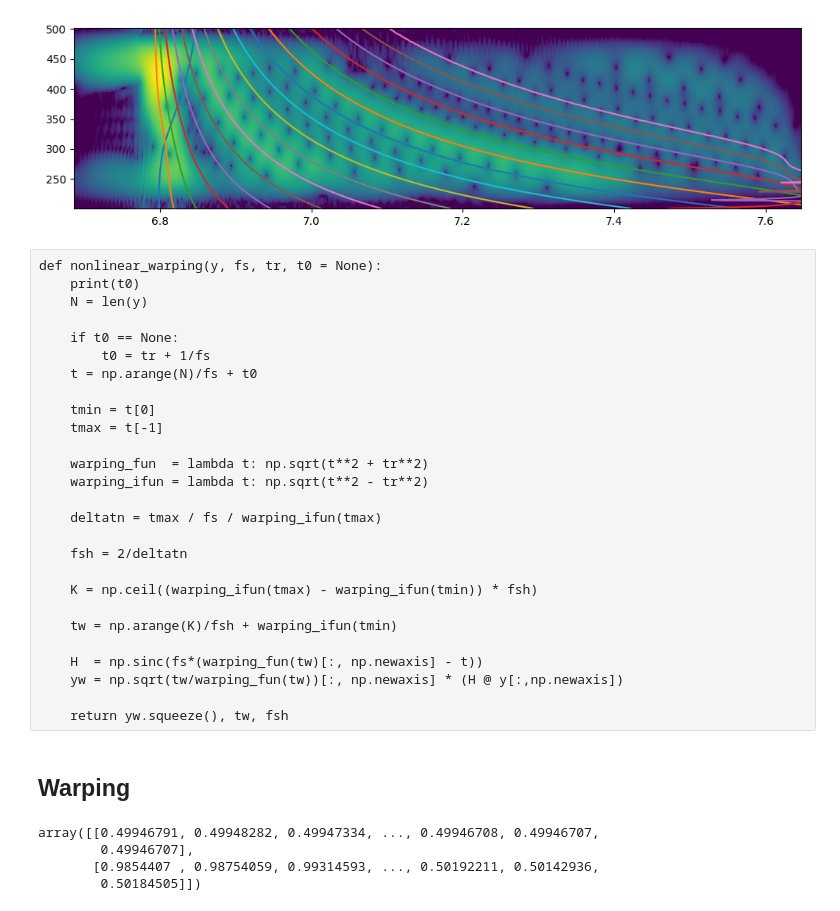
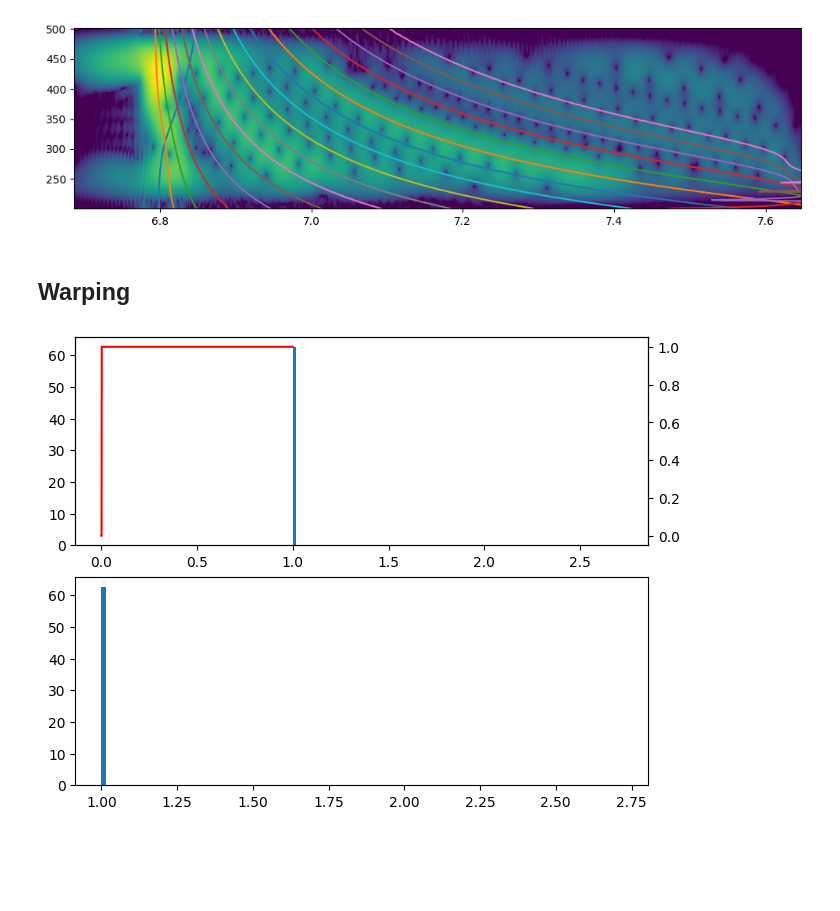
Before and after one commit to danchieta-njit/acoustic-inversion-python, a Jupyter notebook: Notebooks/Warping test.ipynb, the cells around one changed output. Drawn from its saved outputs; the diff is of its cells as text; code cells hidden in the pictures; blank space fills up the shorter version.

```diff
--- a/Notebooks/Warping test.ipynb
+++ b/Notebooks/Warping test.ipynb
@@ -78,33 +78,6 @@ ax.set_xlim(t[[0, -1]])
 fig.set_size_inches([12,3])
 # %% [output]
 [figure]
-# %% [raw]
-def nonlinear_warping(y, fs, tr, t0 = None):
-    print(t0)
-    N = len(y)
-
-    if t0 == None:
-        t0 = tr + 1/fs
-    t = np.arange(N)/fs + t0
-
-    tmin = t[0]
-    tmax = t[-1]
-
-    warping_fun  = lambda t: np.sqrt(t**2 + tr**2)
-    warping_ifun = lambda t: np.sqrt(t**2 - tr**2)
-
-    deltatn = tmax / fs / warping_ifun(tmax)
-
-    fsh = 2/deltatn
-
-    K = np.ceil((warping_ifun(tmax) - warping_ifun(tmin)) * fsh)
-
-    tw = np.arange(K)/fsh + warping_ifun(tmin)
-
-    H  = np.sinc(fs*(warping_fun(tw)[:, np.newaxis] - t))
-    yw = np.sqrt(tw/warping_fun(tw))[:, np.newaxis] * (H @ y[:,np.newaxis])
-
-    return yw.squeeze(), tw, fsh
 # %% [markdown]
 ## Warping
 # %%
@@ -113,0 +91,3 @@ x_warped, tw, fsw = warping.nonlinear_warping(x[tx>=origin_time], SAMPLING_FREQ,
+# %%
+normalize01 = lambda x: (x-x.min())/(x.max() - x.min())
+logistic = lambda x,c,sigma: 1/(1+np.exp(-(x-c)/sigma))
@@ -124,9 +105,17 @@ XF = logistic(np.abs(Xw), np.median(np.abs(Xw)), np.std(np.abs(Xw)))
 
 # peaksw = find_peaks(np.abs(Xw.mT)**2, txw, ww,10, np.quantile(np.abs(Xw)**2, .95))
-# %%
-np.quantile(XF, [0,1], axis=1)
-# %% [output]
-array([[0.49946791, 0.49948282, 0.49947334, ..., 0.49946708, 0.49946707,
-        0.49946707],
-       [0.9854407 , 0.98754059, 0.99314593, ..., 0.50192211, 0.50142936,
-        0.50184505]])
+# %%
+fig, (ax, ax_logi) = plt.subplots(2,1,layout="constrained")
+
+b = np.exp(np.linspace(0, 1, 64))
+
+hist, bins = ax.hist(Xn.flatten(), bins=b, density=True)[0:2]
+
+ax2 = ax.twinx()
+
+q = np.linspace(0,1,1024)
+ax2.plot(q, logistic(q, *logistic_params), c="red")
+
+_ = ax_logi.hist(XF.flatten(), bins=b, density=True)
+# %% [output]
+[figure, added]
```
Also changed, not shown: parts of 15 cells of this notebook, 6 other files.
